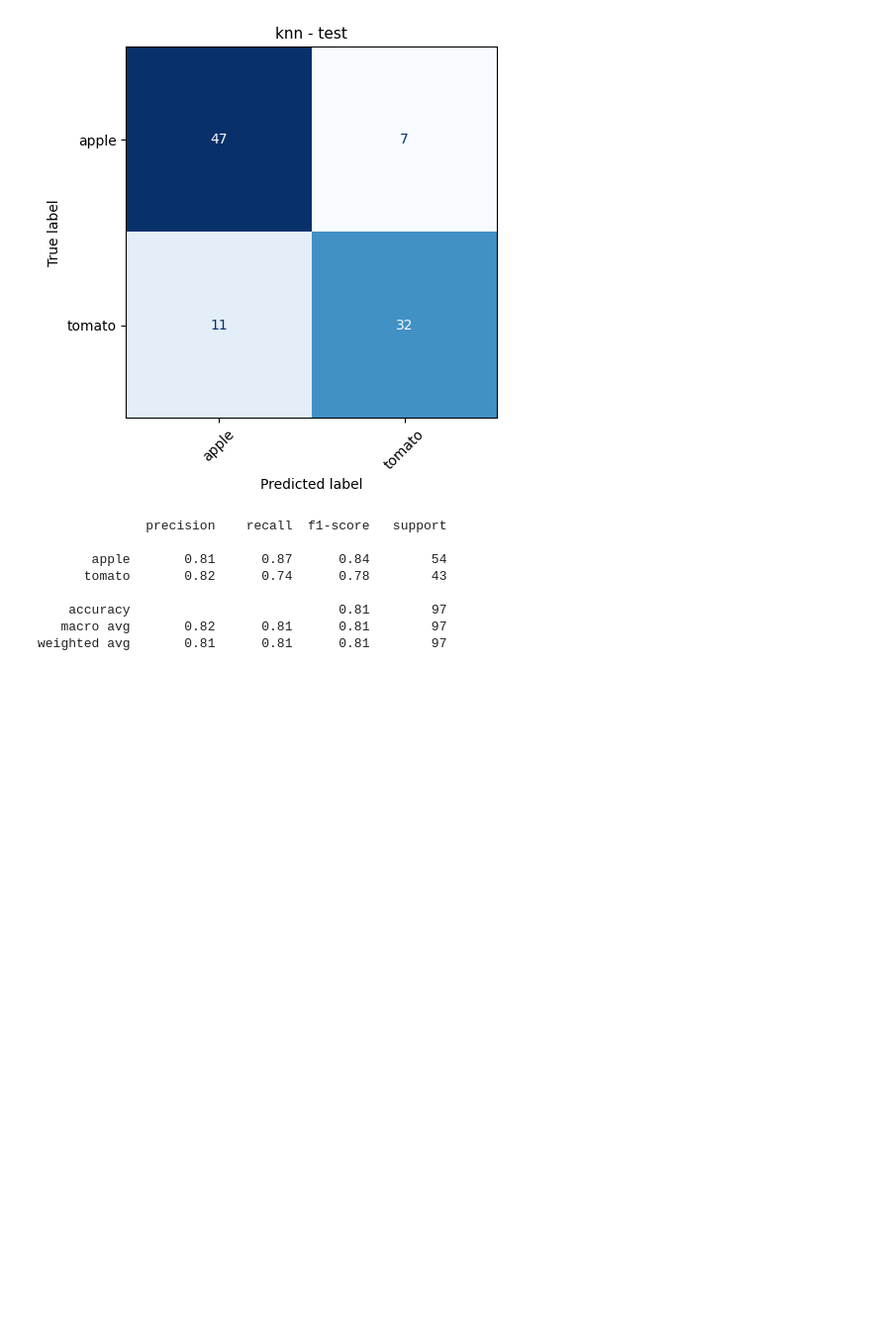
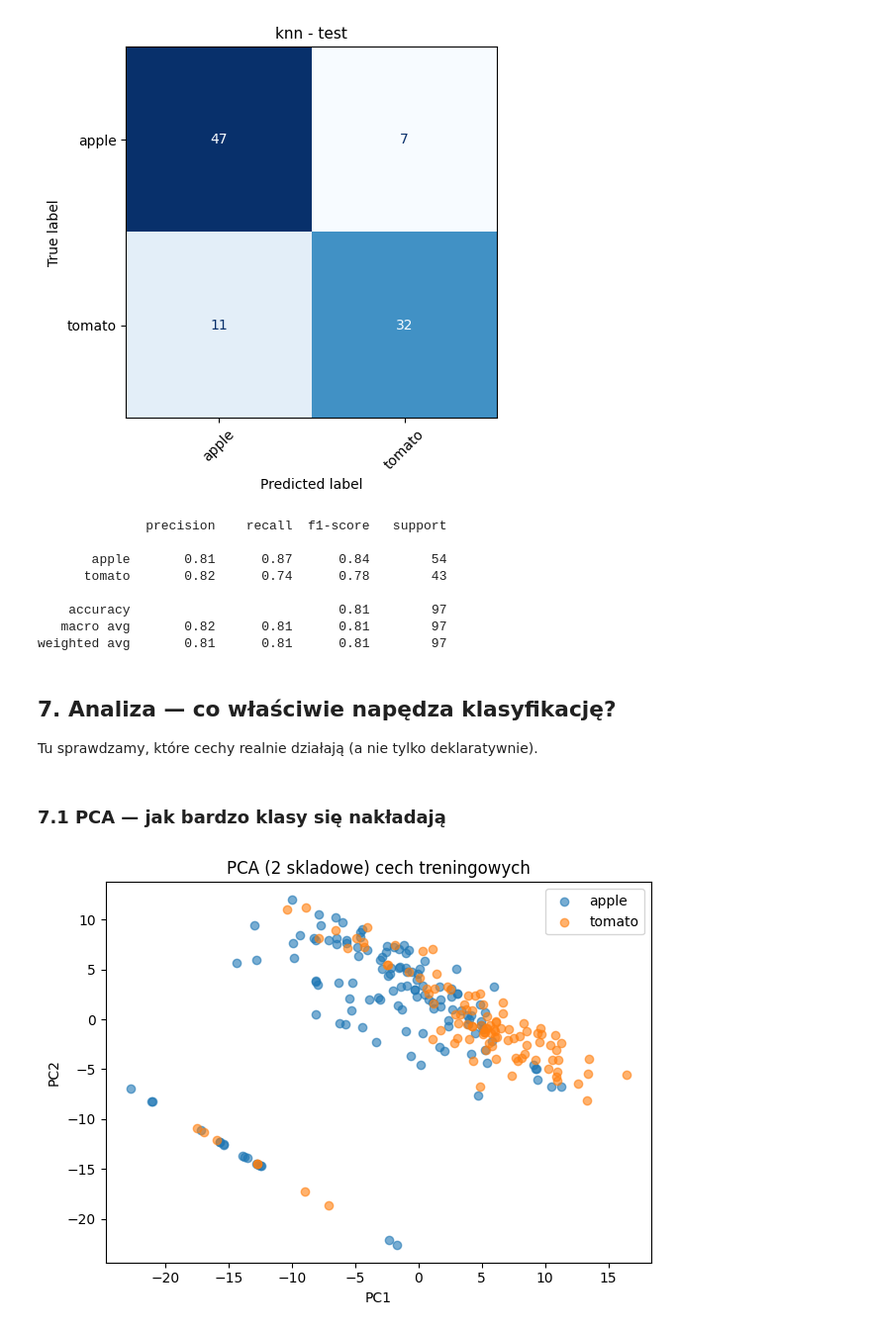
Before and after one commit to Ki3mONo/Computer-Vision-AGH, a Jupyter notebook: lab67/notebooks/project.ipynb, the cells around one changed output. Shown at 99% size. Drawn from its saved outputs; the diff is of its cells as text; code cells hidden in the pictures; blank space fills up the shorter version.

```diff
--- a/lab67/notebooks/project.ipynb
+++ b/lab67/notebooks/project.ipynb
@@ -158,3 +169,22 @@ print(metrics.report(splits["y_test"], preds[best_name], target_names=list(le.cl
     accuracy                           0.81        97
    macro avg       0.82      0.81      0.81        97
 weighted avg       0.81      0.81      0.81        97
+# %% [markdown]
+## 7. Analiza — co właściwie napędza klasyfikację?
+
+Tu sprawdzamy, które cechy realnie działają (a nie tylko deklaratywnie).
+# %% [markdown]
+### 7.1 PCA — jak bardzo klasy się nakładają
+# %%
+from sklearn.decomposition import PCA
+from sklearn.preprocessing import StandardScaler
+
+Xs = StandardScaler().fit_transform(splits["X_train"])
+pca = PCA(n_components=2, random_state=RNG).fit_transform(Xs)
+for k in np.unique(splits["y_train"]):
+    sel = splits["y_train"] == k
+    plt.scatter(pca[sel, 0], pca[sel, 1], label=le.classes_[k], alpha=0.6)
+plt.legend(); plt.xlabel("PC1"); plt.ylabel("PC2")
+plt.title("PCA (2 skladowe) cech treningowych"); plt.tight_layout(); plt.show()
+# %% [output]
+[figure, added]
```
Also changed, not shown: parts of 14 cells of this notebook, 2 other files.
